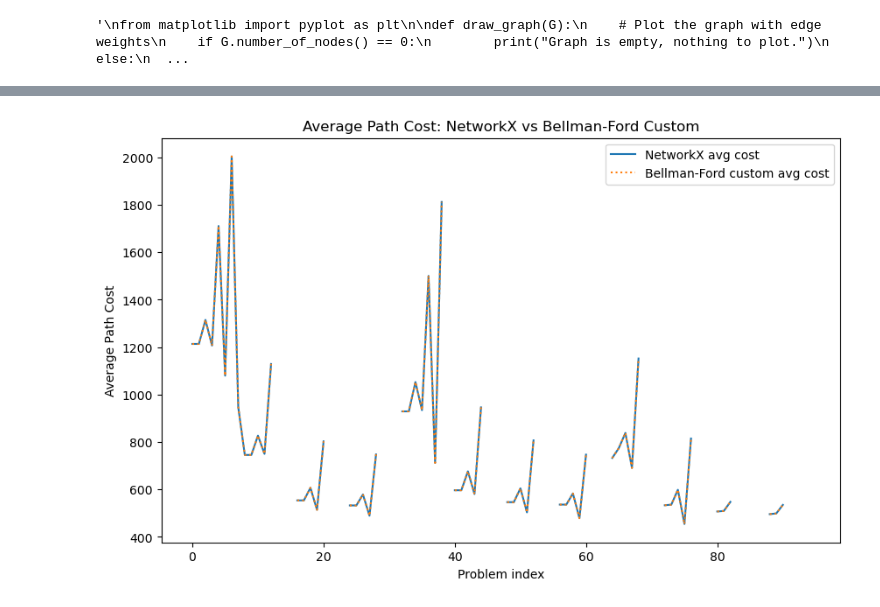
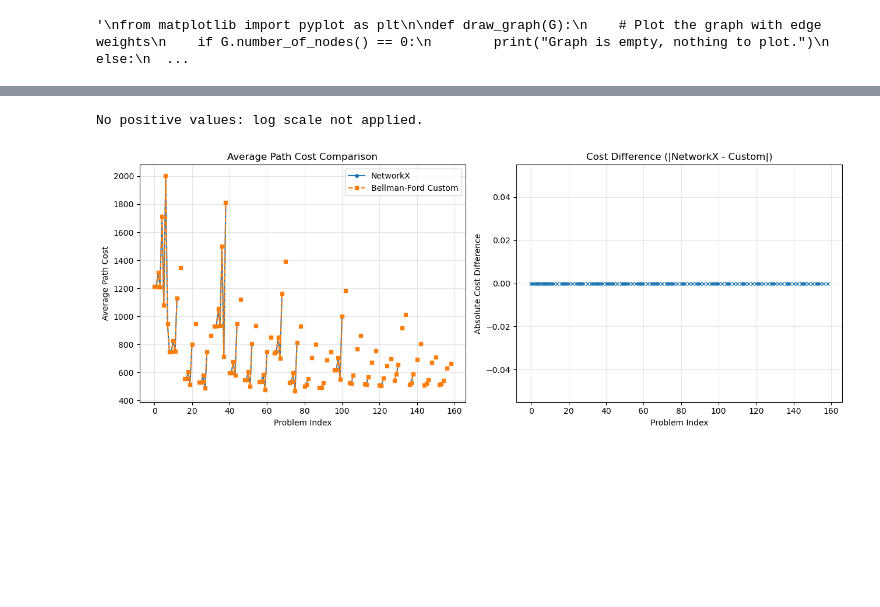
Before and after one commit to davidecandel8/CI2025_lab3, a Jupyter notebook: problem-creator.ipynb, the cells around one changed output, grey strips where cells are left out. Drawn from its saved outputs; the diff is of its cells as text; code cells hidden in the pictures; blank space fills up the shorter version.

```diff
--- a/problem-creator.ipynb
+++ b/problem-creator.ipynb
@@ -249,25 +283,73 @@ Max bellman_ford_avg: 2004.38
 # %%
-# Load results from file
-df_agg = pd.read_csv('result.csv')
+# --- Visualization 1: Cost comparison ---
+plt.figure(figsize=(13, 5))
 
-# Plot: Average cost comparison
-plt.figure(figsize=(10,6))
-plt.plot(df_agg['nx_avg'], label='NetworkX avg cost')
-plt.plot(df_agg['bellman_ford_avg'], label='Bellman-Ford custom avg cost', linestyle=':')
-plt.xlabel('Problem index')
+# Subplot 1: average cost
+plt.subplot(1, 2, 1)
+plt.plot(df_agg['nx_avg'], label='NetworkX', marker='o', markersize=4)
+plt.plot(df_agg['bellman_ford_avg'],
+         label='Bellman-Ford Custom', linestyle='--', marker='s', markersize=4)
+
+plt.xlabel('Problem Index')
 plt.ylabel('Average Path Cost')
-plt.title('Average Path Cost: NetworkX vs Bellman-Ford Custom')
+plt.title('Average Path Cost Comparison')
 plt.legend()
+plt.grid(True, alpha=0.3)
+
+# Subplot 2: difference
+plt.subplot(1, 2, 2)
+cost_diff = (df_agg['nx_avg'] - df_agg['bellman_ford_avg']).abs()
+
+plt.plot(cost_diff, marker='x', markersize=4)
+
+plt.xlabel('Problem Index')
+plt.ylabel('Absolute Cost Difference')
+plt.title('Cost Difference (|NetworkX - Custom|)')
+plt.grid(True, alpha=0.3)
+
+# Apply log scale only if there are positive values
+if (cost_diff > 0).any():
+    plt.yscale('log')
+else:
+    print("No positive values: log scale not applied.")
+
+plt.tight_layout()
+plt.savefig('cost_comparison.png', dpi=150, bbox_inches='tight')
 plt.show()
 
-# Plot: Difference between algorithms
-plt.figure(figsize=(10,6))
-diff = df_agg['nx_avg'] - df_agg['bellman_ford_avg']
-plt.plot(diff, label='NetworkX - Bellman-Ford custom')
-plt.xlabel('Problem index')
-plt.ylabel('Cost Difference')
-plt.title('Difference in Average Path Cost (NetworkX - Bellman-Ford Custom)')
+# --- Visualization 2: Time comparison ---
+plt.figure(figsize=(13, 5))
+
+# Subplot 1: execution time
+plt.subplot(1, 2, 1)
+plt.plot(df_agg['nx_time_avg'] * 1000, label='NetworkX', marker='o', markersize=4)
+plt.plot(df_agg['bellman_ford_time_avg'] * 1000,
+         label='Bellman-Ford Custom', linestyle='--', marker='s', markersize=4)
+
+plt.xlabel('Problem Index')
+plt.ylabel('Execution Time (ms)')
+plt.title('Execution Time Comparison')
 plt.legend()
+plt.grid(True, alpha=0.3)
+
+# Subplot 2: speed ratio
+speedup = df_agg['bellman_ford_time_avg'] / df_agg['nx_time_avg']
+
+plt.subplot(1, 2, 2)
+plt.plot(speedup, marker='D', markersize=4)
+plt.axhline(y=1.0, linestyle=':', label='Equal performance')
+
+plt.xlabel('Problem Index')
+plt.ylabel('Relative Speed (Custom / NetworkX)')
+plt.title('Performance Ratio')
+plt.legend()
+plt.grid(True, alpha=0.3)
+
+plt.tight_layout()
+plt.savefig('time_comparison.png', dpi=150, bbox_inches='tight')
 plt.show()
+
+print("\nBenchmark complete! Results saved to 'result_optimized.csv'")
 # %% [output]
+No positive values: log scale not applied.
-[figure, old version]
+[figure, new version]
```
Also changed, not shown: parts of 4 cells of this notebook, 4 other files.
